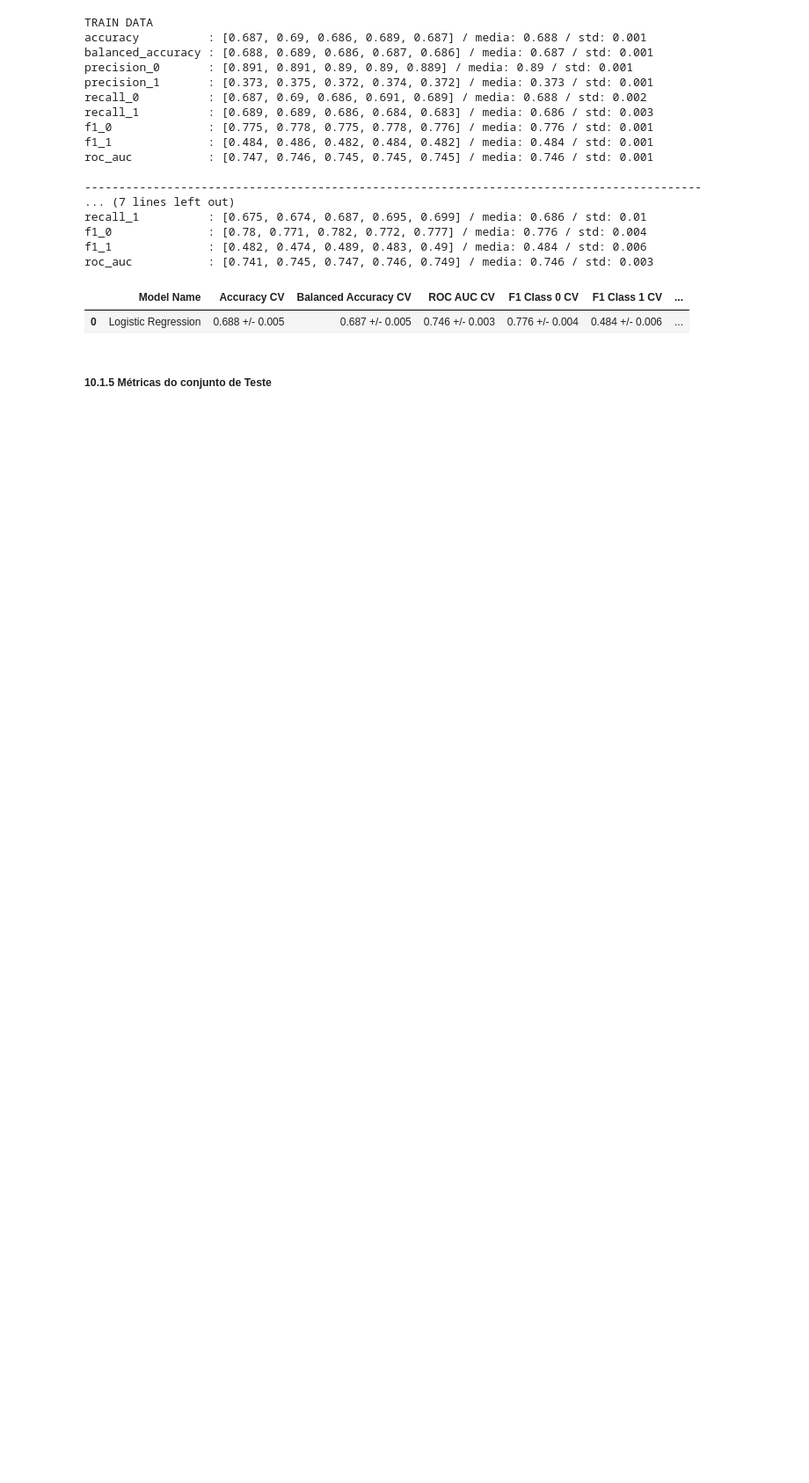
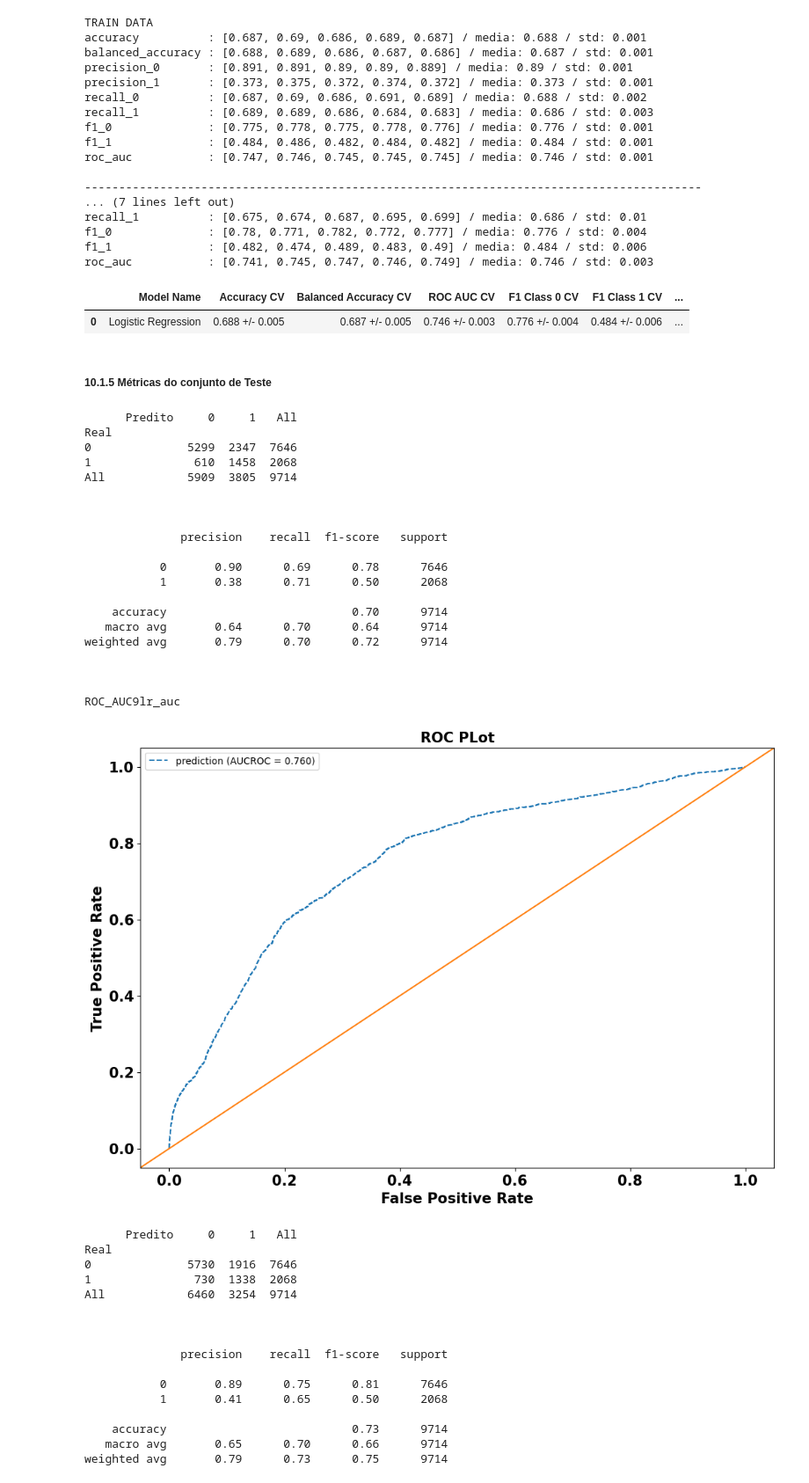
Before and after one commit to samantasobral/shap-ml-interpretability, a Jupyter notebook: notebook/shap_model.ipynb, the cells around one changed output. Shown at 88% size. Cells and saved outputs as stored; diff of their text form; code cells hidden in the pictures; blank space fills up the shorter version.

```diff
--- a/notebook/shap_model.ipynb
+++ b/notebook/shap_model.ipynb
@@ -207,6 +215,46 @@ def cv_clf_metrics(model, df, target, cv, model_name, search=False):
 
     display(result)
     return result
+# %%
+def cm_roc_plot(model, x_test, y_test, th=0.5):
+
+    'Plota a matrix de confusão do modelo e o gráfico da curva ROC-AUC'
+
+    yhat_lr = model.predict(x_test)
+    print(pd.crosstab(y_test, yhat_lr, rownames=['Real'], colnames=['      Predito'], margins=True))
+    print('\n\n')
+    print(metrics.classification_report(y_test, yhat_lr))
+    print('\n')
+
+    yhat_lr_prob = model.predict_proba(x_test)[:,1]
+
+    lr_auc = round(metrics.roc_auc_score(y_test, yhat_lr_prob), 2)
+    print(f'ROC_AUC9lr_auc')
+
+    lr_frp, lr_tpr, _ = metrics.roc_curve(y_test, yhat_lr_prob)
+
+    fig, ax = plt.subplots(figsize = (12,8))
+
+    plt.plot(lr_frp, lr_tpr, linestyle = '--', label = 'prediction (AUCROC = %0.3f)'% lr_auc)
+
+    ax.plot([0,1], [0,1], transform = ax.transAxes)
+
+    plt.title('ROC PLot', fontsize = 15, weight = 'bold')
+
+    plt.xticks(fontsize = 15, weight = 'bold')
+    plt.yticks(fontsize = 15, weight = 'bold')
+
+    plt.ylabel('True Positive Rate', fontsize = 15, weight = 'bold')
+    plt.xlabel('False Positive Rate', fontsize = 15, weight = 'bold')
+
+    plt.legend()
+    plt.show()
+
+    yhat_lr_2 = (yhat_lr_prob > th).astype(int)
+    print(pd.crosstab(y_test, yhat_lr_2, rownames = ['Real'], colnames=['      Predito'], margins = True))
+    print('\n\n')
+    print(metrics.classification_report(y_test, yhat_lr_2))
+    print('\n')
 # %% [markdown]
 ### 1.0 Importando os Dados e Arquivo config.yaml
 # %% [markdown]
@@ -1664,3 +1712,43 @@ test_set = test_set[df10_lr.columns]
 
 X_test = test_set.drop('pago', axis  = 1)
 y_test = test_set['pago']
+# %%
+cm_roc_plot(search_lr.best_estimator_, X_test, y_test, th=0.55)
+# %% [output]
+      Predito     0     1   All
+Real
+0              5299  2347  7646
+1               610  1458  2068
+All            5909  3805  9714
+
+
+
+              precision    recall  f1-score   support
+
+           0       0.90      0.69      0.78      7646
+           1       0.38      0.71      0.50      2068
+
+    accuracy                           0.70      9714
+   macro avg       0.64      0.70      0.64      9714
+weighted avg       0.79      0.70      0.72      9714
+
+
+
+ROC_AUC9lr_auc
+[figure, added]
+      Predito     0     1   All
+Real
+0              5730  1916  7646
+1               730  1338  2068
+All            6460  3254  9714
+
+
+
+              precision    recall  f1-score   support
+
+           0       0.89      0.75      0.81      7646
+           1       0.41      0.65      0.50      2068
+
+    accuracy                           0.73      9714
+   macro avg       0.65      0.70      0.66      9714
+weighted avg       0.79      0.73      0.75      9714
```
Also changed, not shown: parts of 2 cells of this notebook.
